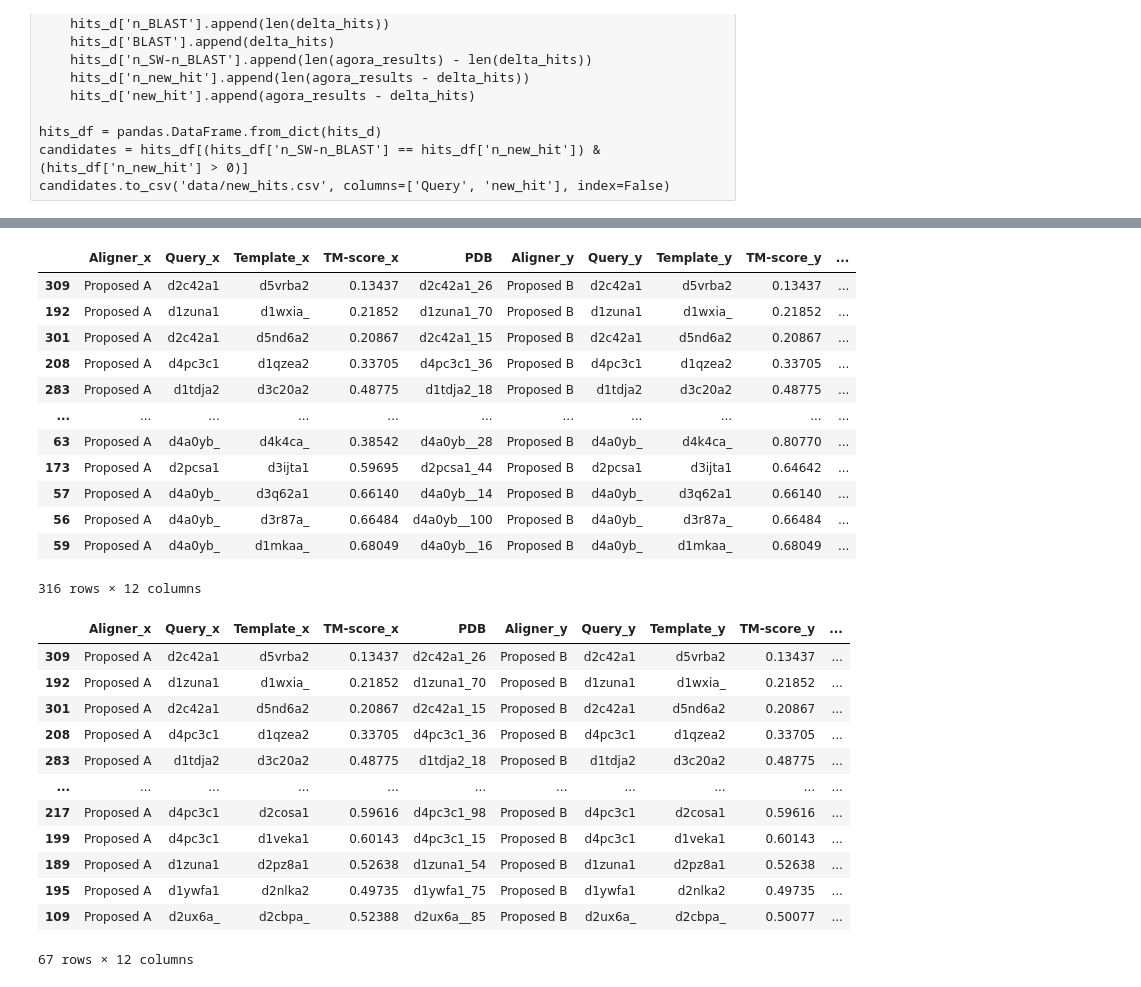
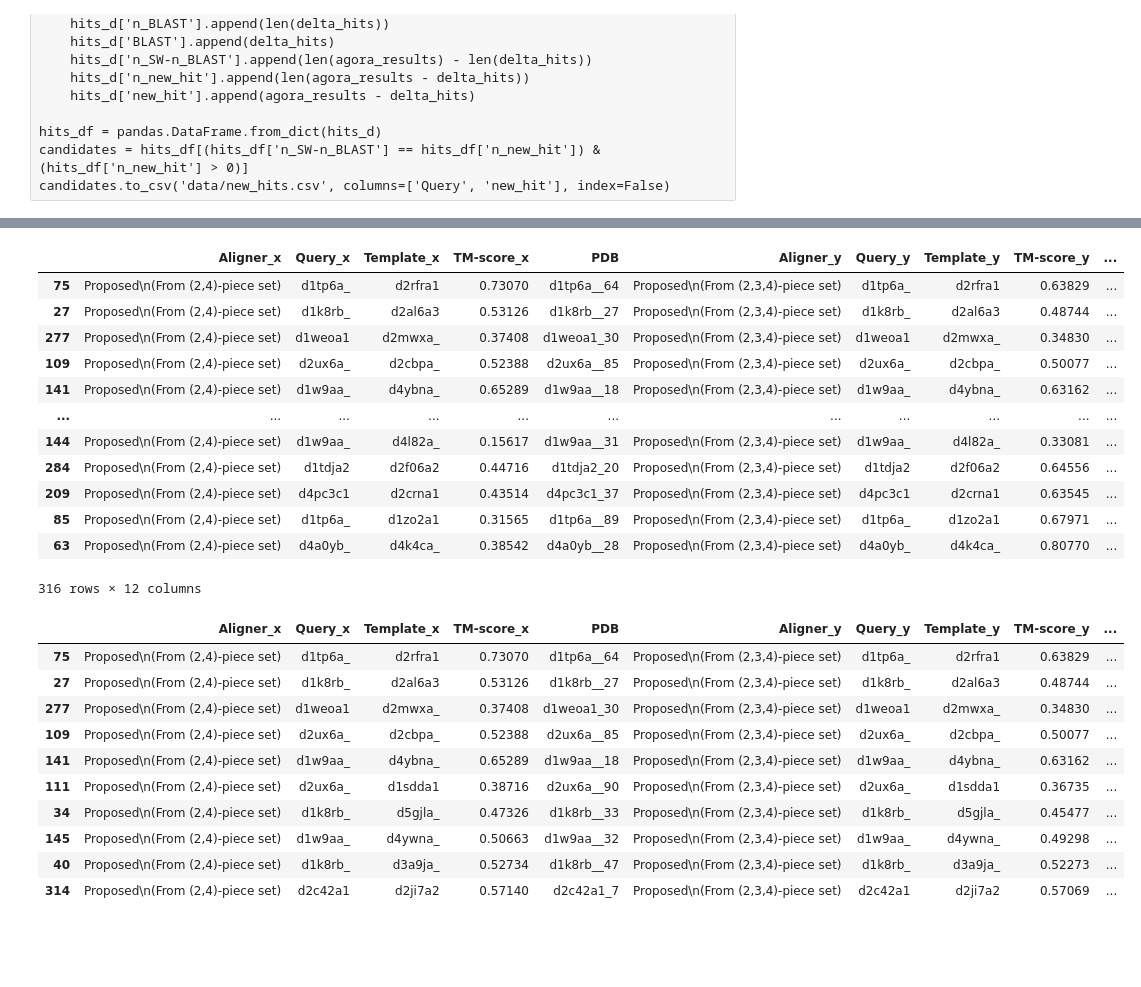
Before and after one commit to shuichiro-makigaki/agora, a Jupyter notebook: contrib/TM-hard-skip-inters.ipynb, the cells around one changed output, grey strips where cells are left out. Drawn from its saved outputs; the diff is of its cells as text; code cells hidden in the pictures; blank space fills up the shorter version.

```diff
--- a/contrib/TM-hard-skip-inters.ipynb
+++ b/contrib/TM-hard-skip-inters.ipynb
@@ -85,7 +85,7 @@ for r in tqdm(candidates.itertuples(), total=candidates.shape[0]):
             tmalign = TMalignCommandLine(f'data/evaluation/targets/{r.Query}.ent', pdb.as_posix())
             tmalign.run()
             if tmalign.tmscore is not None:
-                new_hit_tmscore_d['Aligner'].append('Proposed A')
+                new_hit_tmscore_d['Aligner'].append('Proposed\n(From (2,4)-piece set)')
                 new_hit_tmscore_d['Query'].append(r.Query)
                 new_hit_tmscore_d['Template'].append(template)
                 new_hit_tmscore_d['TM-score'].append(tmalign.tmscore[0])
@@ -97,7 +97,7 @@ for r in tqdm(candidates.itertuples(), total=candidates.shape[0]):
             tmalign = TMalignCommandLine(f'data/evaluation/targets/{r.Query}.ent', pdb.as_posix())
             tmalign.run()
             if tmalign.tmscore is not None:
-                new_hit_tmscore_d['Aligner'].append('Proposed B')
+                new_hit_tmscore_d['Aligner'].append('Proposed\n(From (2,3,4)-piece set)')
                 new_hit_tmscore_d['Query'].append(r.Query)
                 new_hit_tmscore_d['Template'].append(template)
                 new_hit_tmscore_d['TM-score'].append(tmalign.tmscore[0])
@@ -153,42 +153,41 @@ merged_df.query('diff < 0')
 # %%
-sw = new_hit_tmscore_df[new_hit_tmscore_df['Aligner'] == 'Proposed A']
-isw = new_hit_tmscore_df[new_hit_tmscore_df['Aligner'] == 'Proposed B']
+sw = new_hit_tmscore_df[new_hit_tmscore_df['Aligner'] == 'Proposed\n(From (2,4)-piece set)']
+isw = new_hit_tmscore_df[new_hit_tmscore_df['Aligner'] == 'Proposed\n(From (2,3,4)-piece set)']
 merged_df2 = pandas.merge(sw, isw, on='PDB')
-merged_df2['diff'] = merged_df2['TM-score_y'] - merged_df['TM-score_x']
+merged_df2['diff'] = merged_df2['TM-score_y'] - merged_df2['TM-score_x']
 merged_df2['Query'] = merged_df2['PDB'].apply(lambda _: _[:7])
 merged_df2['Rank'] = merged_df2['PDB'].apply(lambda _: int(_.split('_')[-1]))
 merged_df2 = merged_df2.sort_values('diff')
 merged_df2
 # %% [output]
 |  | Aligner_x | Query_x | Template_x | TM-score_x | PDB | Aligner_y | Query_y | Template_y | TM-score_y | ... |
-| 309 | Proposed A | d2c42a1 | d5vrba2 | 0.13437 | d2c42a1_26 | Proposed B | d2c42a1 | d5vrba2 | 0.13437 | ... |
-| 192 | Proposed A | d1zuna1 | d1wxia_ | 0.21852 | d1zuna1_70 | Proposed B | d1zuna1 | d1wxia_ | 0.21852 | ... |
-| 301 | Proposed A | d2c42a1 | d5nd6a2 | 0.20867 | d2c42a1_15 | Proposed B | d2c42a1 | d5nd6a2 | 0.20867 | ... |
-| 208 | Proposed A | d4pc3c1 | d1qzea2 | 0.33705 | d4pc3c1_36 | Proposed B | d4pc3c1 | d1qzea2 | 0.33705 | ... |
-| 283 | Proposed A | d1tdja2 | d3c20a2 | 0.48775 | d1tdja2_18 | Proposed B | d1tdja2 | d3c20a2 | 0.48775 | ... |
+| 75 | Proposed\n(From (2,4)-piece set) | d1tp6a_ | d2rfra1 | 0.73070 | d1tp6a__64 | Proposed\n(From (2,3,4)-piece set) | d1tp6a_ | d2rfra1 | 0.63829 | ... |
+| 27 | Proposed\n(From (2,4)-piece set) | d1k8rb_ | d2al6a3 | 0.53126 | d1k8rb__27 | Proposed\n(From (2,3,4)-piece set) | d1k8rb_ | d2al6a3 | 0.48744 | ... |
+| 277 | Proposed\n(From (2,4)-piece set) | d1weoa1 | d2mwxa_ | 0.37408 | d1weoa1_30 | Proposed\n(From (2,3,4)-piece set) | d1weoa1 | d2mwxa_ | 0.34830 | ... |
+| 109 | Proposed\n(From (2,4)-piece set) | d2ux6a_ | d2cbpa_ | 0.52388 | d2ux6a__85 | Proposed\n(From (2,3,4)-piece set) | d2ux6a_ | d2cbpa_ | 0.50077 | ... |
+| 141 | Proposed\n(From (2,4)-piece set) | d1w9aa_ | d4ybna_ | 0.65289 | d1w9aa__18 | Proposed\n(From (2,3,4)-piece set) | d1w9aa_ | d4ybna_ | 0.63162 | ... |
 | ... | ... | ... | ... | ... | ... | ... | ... | ... | ... | ... |
-| 63 | Proposed A | d4a0yb_ | d4k4ca_ | 0.38542 | d4a0yb__28 | Proposed B | d4a0yb_ | d4k4ca_ | 0.80770 | ... |
-| 173 | Proposed A | d2pcsa1 | d3ijta1 | 0.59695 | d2pcsa1_44 | Proposed B | d2pcsa1 | d3ijta1 | 0.64642 | ... |
-| 57 | Proposed A | d4a0yb_ | d3q62a1 | 0.66140 | d4a0yb__14 | Proposed B | d4a0yb_ | d3q62a1 | 0.66140 | ... |
-| 56 | Proposed A | d4a0yb_ | d3r87a_ | 0.66484 | d4a0yb__100 | Proposed B | d4a0yb_ | d3r87a_ | 0.66484 | ... |
-| 59 | Proposed A | d4a0yb_ | d1mkaa_ | 0.68049 | d4a0yb__16 | Proposed B | d4a0yb_ | d1mkaa_ | 0.68049 | ... |
+| 144 | Proposed\n(From (2,4)-piece set) | d1w9aa_ | d4l82a_ | 0.15617 | d1w9aa__31 | Proposed\n(From (2,3,4)-piece set) | d1w9aa_ | d4l82a_ | 0.33081 | ... |
+| 284 | Proposed\n(From (2,4)-piece set) | d1tdja2 | d2f06a2 | 0.44716 | d1tdja2_20 | Proposed\n(From (2,3,4)-piece set) | d1tdja2 | d2f06a2 | 0.64556 | ... |
+| 209 | Proposed\n(From (2,4)-piece set) | d4pc3c1 | d2crna1 | 0.43514 | d4pc3c1_37 | Proposed\n(From (2,3,4)-piece set) | d4pc3c1 | d2crna1 | 0.63545 | ... |
+| 85 | Proposed\n(From (2,4)-piece set) | d1tp6a_ | d1zo2a1 | 0.31565 | d1tp6a__89 | Proposed\n(From (2,3,4)-piece set) | d1tp6a_ | d1zo2a1 | 0.67971 | ... |
+| 63 | Proposed\n(From (2,4)-piece set) | d4a0yb_ | d4k4ca_ | 0.38542 | d4a0yb__28 | Proposed\n(From (2,3,4)-piece set) | d4a0yb_ | d4k4ca_ | 0.80770 | ... |
 316 rows × 12 columns
 # %%
+pandas.set_option('display.max_rows', 100)
 merged_df2.query('diff < 0')
 # %% [output]
 |  | Aligner_x | Query_x | Template_x | TM-score_x | PDB | Aligner_y | Query_y | Template_y | TM-score_y | ... |
-| 309 | Proposed A | d2c42a1 | d5vrba2 | 0.13437 | d2c42a1_26 | Proposed B | d2c42a1 | d5vrba2 | 0.13437 | ... |
-| 192 | Proposed A | d1zuna1 | d1wxia_ | 0.21852 | d1zuna1_70 | Proposed B | d1zuna1 | d1wxia_ | 0.21852 | ... |
-| 301 | Proposed A | d2c42a1 | d5nd6a2 | 0.20867 | d2c42a1_15 | Proposed B | d2c42a1 | d5nd6a2 | 0.20867 | ... |
-| 208 | Proposed A | d4pc3c1 | d1qzea2 | 0.33705 | d4pc3c1_36 | Proposed B | d4pc3c1 | d1qzea2 | 0.33705 | ... |
-| 283 | Proposed A | d1tdja2 | d3c20a2 | 0.48775 | d1tdja2_18 | Proposed B | d1tdja2 | d3c20a2 | 0.48775 | ... |
-| ... | ... | ... | ... | ... | ... | ... | ... | ... | ... | ... |
-| 217 | Proposed A | d4pc3c1 | d2cosa1 | 0.59616 | d4pc3c1_98 | Proposed B | d4pc3c1 | d2cosa1 | 0.59616 | ... |
-| 199 | Proposed A | d4pc3c1 | d1veka1 | 0.60143 | d4pc3c1_15 | Proposed B | d4pc3c1 | d1veka1 | 0.60143 | ... |
-| 189 | Proposed A | d1zuna1 | d2pz8a1 | 0.52638 | d1zuna1_54 | Proposed B | d1zuna1 | d2pz8a1 | 0.52638 | ... |
-| 195 | Proposed A | d1ywfa1 | d2nlka2 | 0.49735 | d1ywfa1_75 | Proposed B | d1ywfa1 | d2nlka2 | 0.49735 | ... |
-| 109 | Proposed A | d2ux6a_ | d2cbpa_ | 0.52388 | d2ux6a__85 | Proposed B | d2ux6a_ | d2cbpa_ | 0.50077 | ... |
+| 75 | Proposed\n(From (2,4)-piece set) | d1tp6a_ | d2rfra1 | 0.73070 | d1tp6a__64 | Proposed\n(From (2,3,4)-piece set) | d1tp6a_ | d2rfra1 | 0.63829 | ... |
+| 27 | Proposed\n(From (2,4)-piece set) | d1k8rb_ | d2al6a3 | 0.53126 | d1k8rb__27 | Proposed\n(From (2,3,4)-piece set) | d1k8rb_ | d2al6a3 | 0.48744 | ... |
+| 277 | Proposed\n(From (2,4)-piece set) | d1weoa1 | d2mwxa_ | 0.37408 | d1weoa1_30 | Proposed\n(From (2,3,4)-piece set) | d1weoa1 | d2mwxa_ | 0.34830 | ... |
+| 109 | Proposed\n(From (2,4)-piece set) | d2ux6a_ | d2cbpa_ | 0.52388 | d2ux6a__85 | Proposed\n(From (2,3,4)-piece set) | d2ux6a_ | d2cbpa_ | 0.50077 | ... |
+| 141 | Proposed\n(From (2,4)-piece set) | d1w9aa_ | d4ybna_ | 0.65289 | d1w9aa__18 | Proposed\n(From (2,3,4)-piece set) | d1w9aa_ | d4ybna_ | 0.63162 | ... |
+| 111 | Proposed\n(From (2,4)-piece set) | d2ux6a_ | d1sdda1 | 0.38716 | d2ux6a__90 | Proposed\n(From (2,3,4)-piece set) | d2ux6a_ | d1sdda1 | 0.36735 | ... |
+| 34 | Proposed\n(From (2,4)-piece set) | d1k8rb_ | d5gjla_ | 0.47326 | d1k8rb__33 | Proposed\n(From (2,3,4)-piece set) | d1k8rb_ | d5gjla_ | 0.45477 | ... |
+| 145 | Proposed\n(From (2,4)-piece set) | d1w9aa_ | d4ywna_ | 0.50663 | d1w9aa__32 | Proposed\n(From (2,3,4)-piece set) | d1w9aa_ | d4ywna_ | 0.49298 | ... |
+| 40 | Proposed\n(From (2,4)-piece set) | d1k8rb_ | d3a9ja_ | 0.52734 | d1k8rb__47 | Proposed\n(From (2,3,4)-piece set) | d1k8rb_ | d3a9ja_ | 0.52273 | ... |
+| 314 | Proposed\n(From (2,4)-piece set) | d2c42a1 | d2ji7a2 | 0.57140 | d2c42a1_7 | Proposed\n(From (2,3,4)-piece set) | d2c42a1 | d2ji7a2 | 0.57069 | ... |
-67 rows × 12 columns
 # %%
 from scipy import stats
 display(stats.ttest_rel(merged_df['TM-score_x'], merged_df['TM-score_y']))
```
Also changed, not shown: parts of 5 cells of this notebook.
